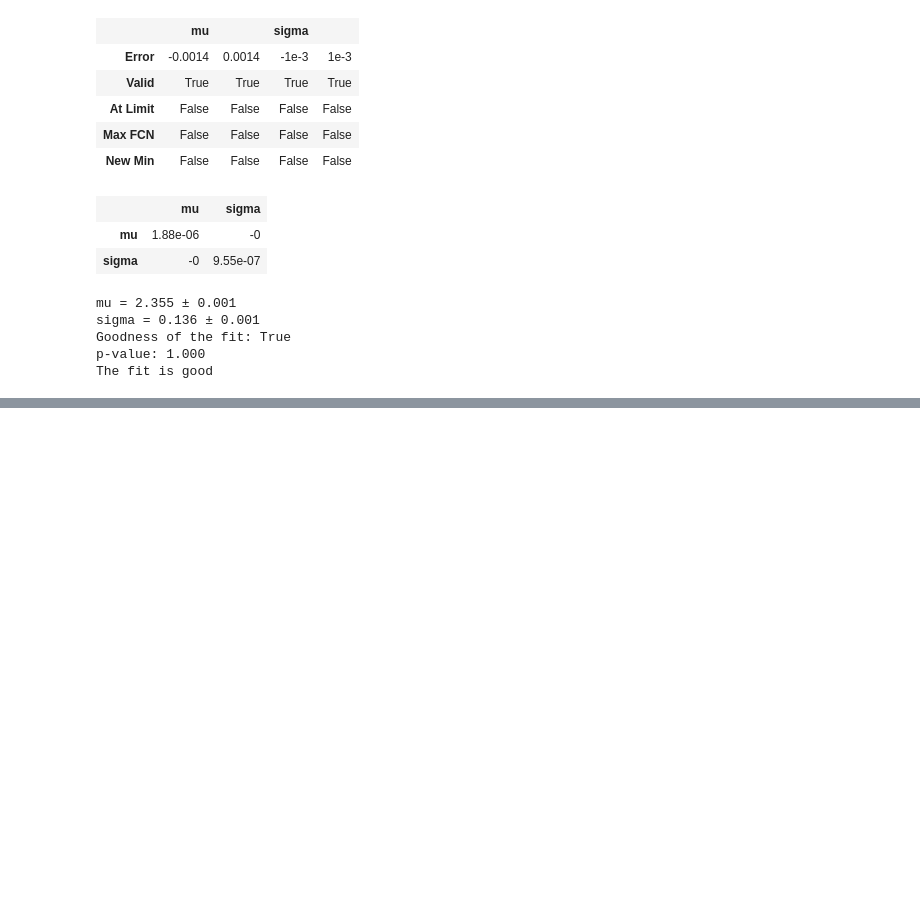
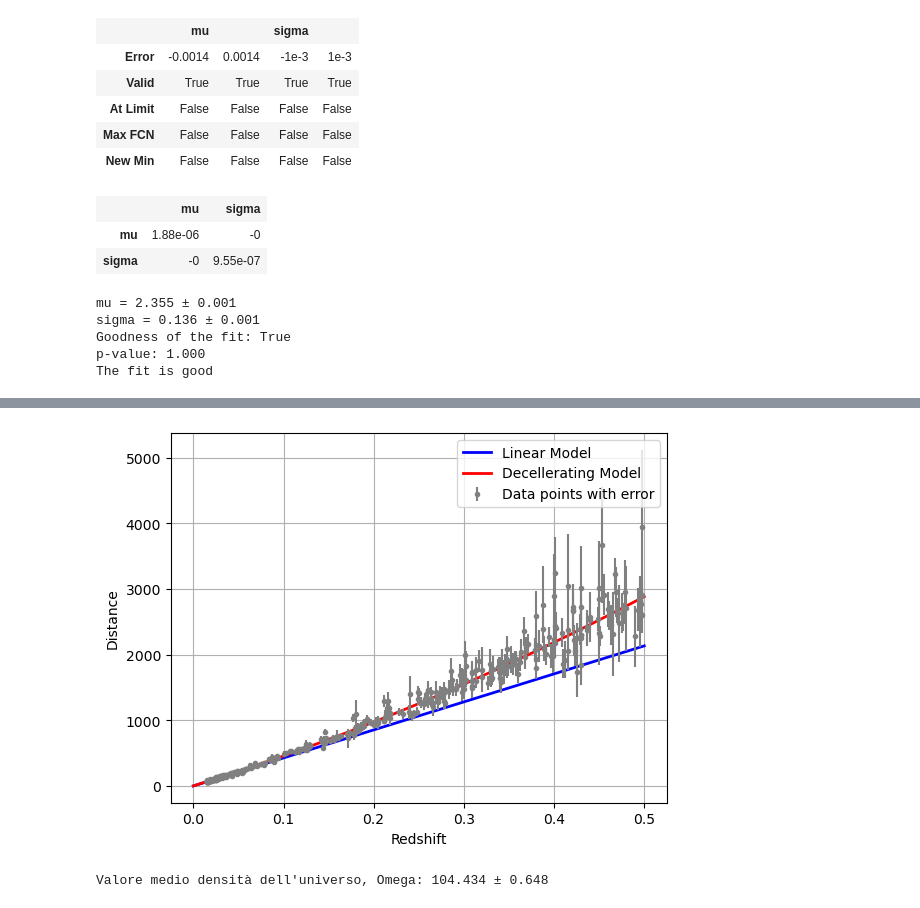
Before and after one commit to StefanoDolci/Lab_Calcolo_Statistica_unimib, a Jupyter notebook: Test3.ipynb, the cells around one changed output, grey strips where cells are left out. Saved outputs shown, nothing was run; the diff lists cells and outputs as text; code cells hidden in the pictures; blank space fills up the shorter version.

```diff
--- a/Test3.ipynb
+++ b/Test3.ipynb
@@ -390,0 +474,15 @@ The fit is good
+# %%
+def model_decell(z,H0,q):
+    return (3e5/H0)*(z+0.5*(1-q)*z**2)
+
+
+least_squares = LeastSquares(redshift, dist, dist_err, model_decell)
+m2 = Minuit(least_squares, H0 = 70, q = 0)
+m2.migrad()
+m2.hesse()
+m2.minos()
+display(m2)
+print(f'Goodness of the fit: {m2.valid}')
+print(f"The Hubble constant is {m2.values['H0']:.3f} ± {m2.errors['H0']:.3f} km/s/Mpc")
+print(f"The deceleration parameter is {m2.values['q']:.3f} ± {m2.errors['q']:.3f}")
+print(f'Minuit Q2: {m2.fval:.3f}')
@@ -390,0 +512,23 @@ The fit is good
+# %%
+x_coord1 = np.linspace(0,0.5,1000)
+y_coord1 = model(x_coord1,m.values['H0'])
+
+x_coord2 = np.linspace(0,0.5,1000)
+y_coord2 = model_decell(x_coord2,m2.values['H0'],m2.values['q'])
+
+plt.plot(x_coord1, y_coord1, label='Linear Model', linewidth=2, color='blue')
+plt.plot(x_coord2,y_coord2,label='Decellerating Model',linewidth=2,color='red')
+plt.errorbar(redshift, dist, yerr=dist_err, fmt='.', label='Data points with error',color="grey")
+plt.xlabel('Redshift')
+plt.ylabel('Distance')
+plt.legend()
+plt.grid(True)
+plt.show()
+
+
+
+
+print(f"Valore medio densità dell'universo, Omega: {(3*(m2.values['H0'])/2)-1:.3f} ± {3*(m2.errors['H0'])/2:.3f}")
+# %% [output]
+[figure, added]
+Valore medio densità dell'universo, Omega: 104.434 ± 0.648
```
Also changed, not shown: parts of 13 cells of this notebook, 1 other file.
